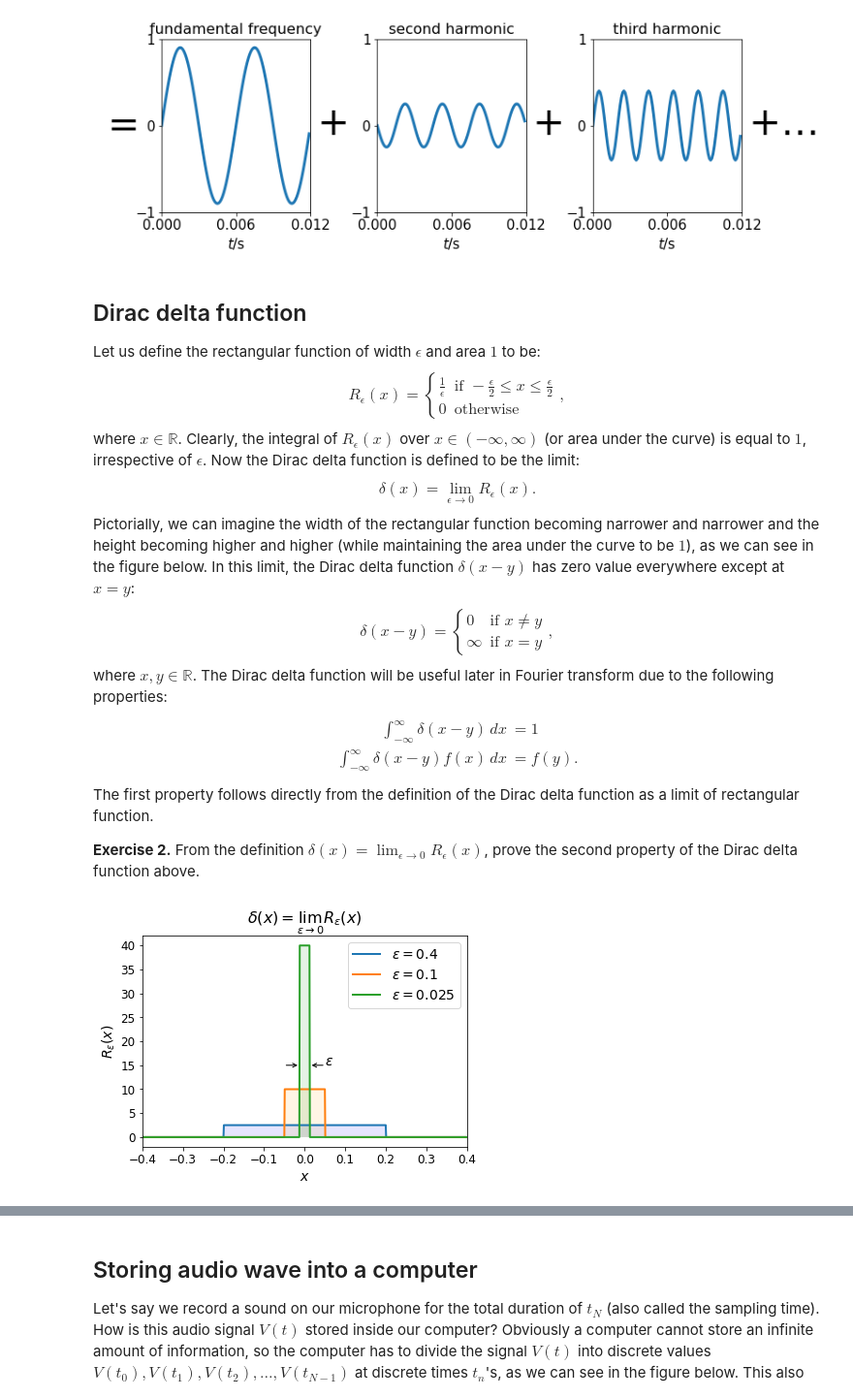
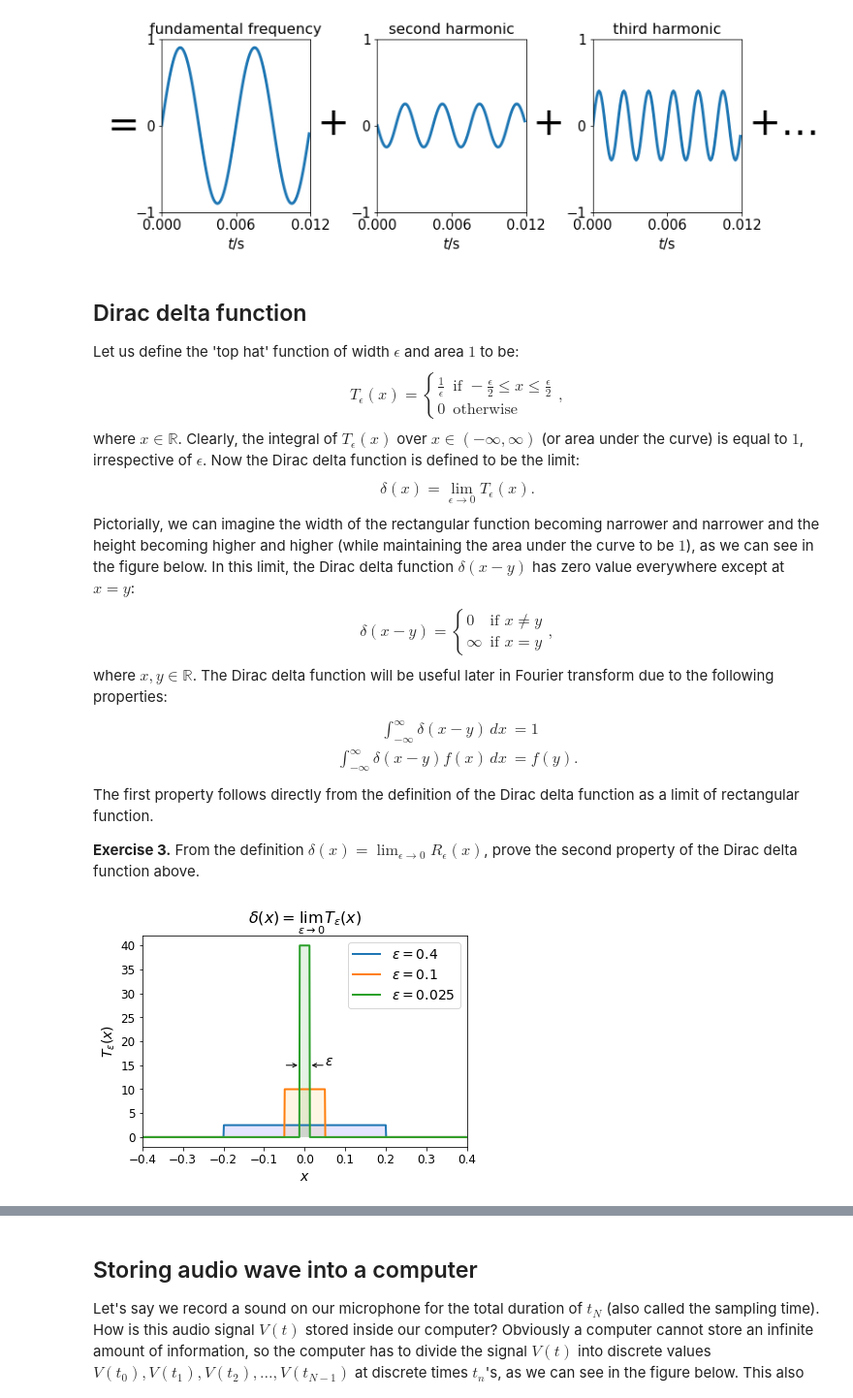
Before and after one commit to elsentjhung/sound-wave-analyser, a Jupyter notebook: sound_analyser.ipynb, the cells around one changed output, grey strips where cells are left out. Shown at 97% size. Cells and saved outputs as stored; diff of their text form; code cells hidden in the pictures.

```diff
--- a/sound_analyser.ipynb
+++ b/sound_analyser.ipynb
@@ -230,19 +233,19 @@ plt.show()
 # %% [markdown]
 ## Dirac delta function
 
-Let us define the rectangular function of width $\epsilon$ and area $1$ to be:
+Let us define the 'top hat' function of width $\epsilon$ and area $1$ to be:
 \begin{equation}
-R_\epsilon(x) =
+T_\epsilon(x) =
 \begin{cases}
 \frac{1}{\epsilon} &\text{if } -\frac{\epsilon}{2} \le x \le \frac{\epsilon}{2} \\
 0 &\text{otherwise}
 \end{cases},
 \end{equation}
 where $x\in\mathbb{R}$.
-Clearly, the integral of $R_\epsilon(x)$ over $x\in(-\infty,\infty)$ (or area under the curve) is equal to $1$, irrespective of $\epsilon$.
+Clearly, the integral of $T_\epsilon(x)$ over $x\in(-\infty,\infty)$ (or area under the curve) is equal to $1$, irrespective of $\epsilon$.
 Now the Dirac delta function is defined to be the limit:
 \begin{equation}
-\delta(x) = \lim_{\epsilon\rightarrow0} R_\epsilon(x).
+\delta(x) = \lim_{\epsilon\rightarrow0} T_\epsilon(x).
 \end{equation}
 Pictorially, we can imagine the width of the rectangular function becoming narrower and narrower and the height becoming higher and higher (while maintaining the area under the curve to be $1$), as we can see in the figure below.
 In this limit, the Dirac delta function $\delta(x-y)$ has zero value everywhere except at $x=y$:
@@ -261,10 +264,10 @@ The Dirac delta function will be useful later in Fourier transform due to the fo
 \end{align}
 The first property follows directly from the definition of the Dirac delta function as a limit of rectangular function.
 
-__Exercise 2.__
+__Exercise 3.__
 From the definition $\delta(x)=\lim_{\epsilon\rightarrow0}R_\epsilon(x)$, prove the second property of the Dirac delta function above.
 # %%
-dx = 0.001 # timestep
+dx = 0.001
 x = np.arange(-2, 2, dx)
 def rectangle(x, epsilon):
     y = np.zeros(len(x))
@@ -273,36 +276,36 @@ def rectangle(x, epsilon):
             y[i] = 1.0/epsilon
         else:
             y[i] = 0.0
     return y
 
 fig, ax = plt.subplots(figsize=(6, 4))
 
-ax.set_title('$\delta(x)=\lim_{\epsilon\\rightarrow0}R_\epsilon(x)$', fontsize=16)
+ax.set_title('$\delta(x)=\lim_{\epsilon\\rightarrow0}T_\epsilon(x)$', fontsize=16)
 ax.set_xlabel('$x$', fontsize=14)
-ax.set_ylabel('$R_\epsilon(x)$', fontsize=14)
+ax.set_ylabel('$T_\epsilon(x)$', fontsize=14)
 ax.set_xlim(-0.4, 0.4)
 ax.tick_params(axis='both', which='major', labelsize=12)
 
 ax.plot(x, rectangle(x, 0.4), linewidth=2, label='$\epsilon=0.4$')
 ax.plot(x, rectangle(x, 0.1), linewidth=2, label='$\epsilon=0.1$')
 ax.plot(x, rectangle(x, 0.025), linewidth=2, label='$\epsilon=0.025$')
 
 ax.annotate('', c='black', xy=(-0.0125,15), xytext=(-0.05,15),
             arrowprops=dict(edgecolor='black', facecolor='red', arrowstyle='->'))
 
 ax.annotate('', c='black', xy=(0.0125,15), xytext=(0.05,15),
             arrowprops=dict(edgecolor='black', facecolor='red', arrowstyle='->'))
 
 ax.annotate('$\epsilon$', c='black', fontsize=14, xy=(0.05,15))
 
 ax.fill_between(x, rectangle(x,0.4), x*0, facecolor='blue', alpha=0.1)
 ax.fill_between(x, rectangle(x,0.1), x*0, facecolor='orange', alpha=0.1)
 ax.fill_between(x, rectangle(x,0.025), x*0, facecolor='green', alpha=0.1)
 
 plt.legend(fontsize=14)
 plt.show()
 # %% [output]
-[figure, old version]
+[figure, new version]
 # %% [markdown]
 ## Fourier transform
 
```
Also changed, not shown: parts of 22 cells of this notebook, 4 other files.
